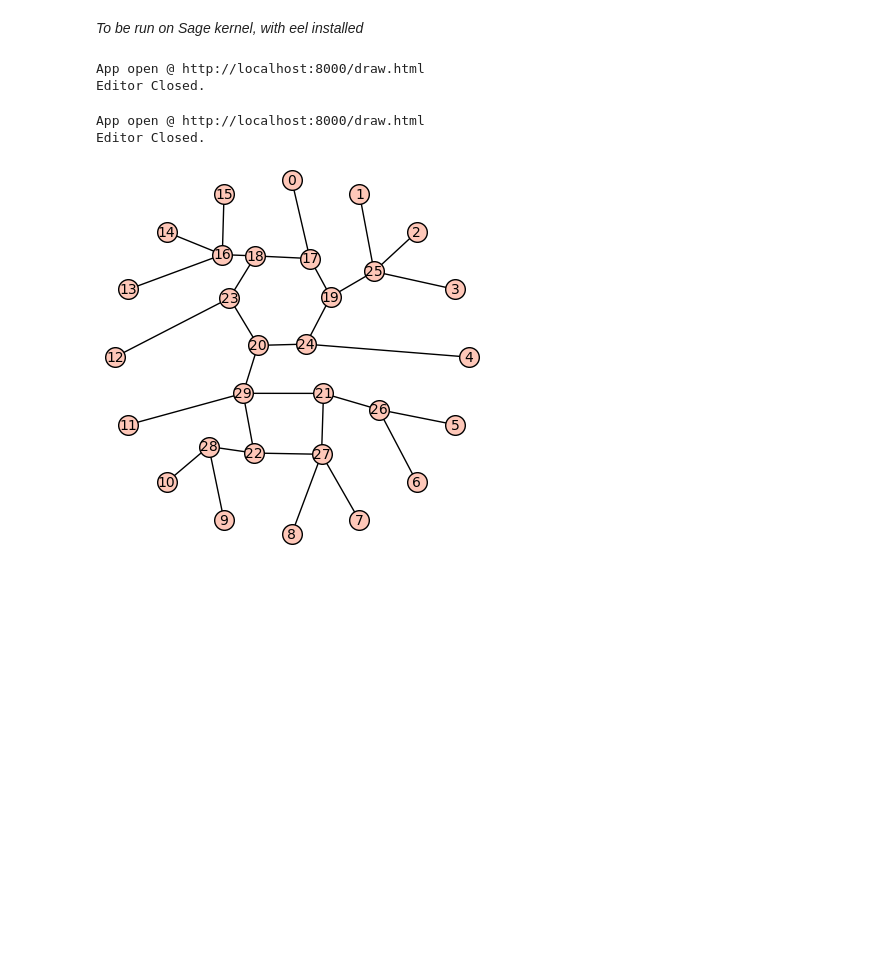
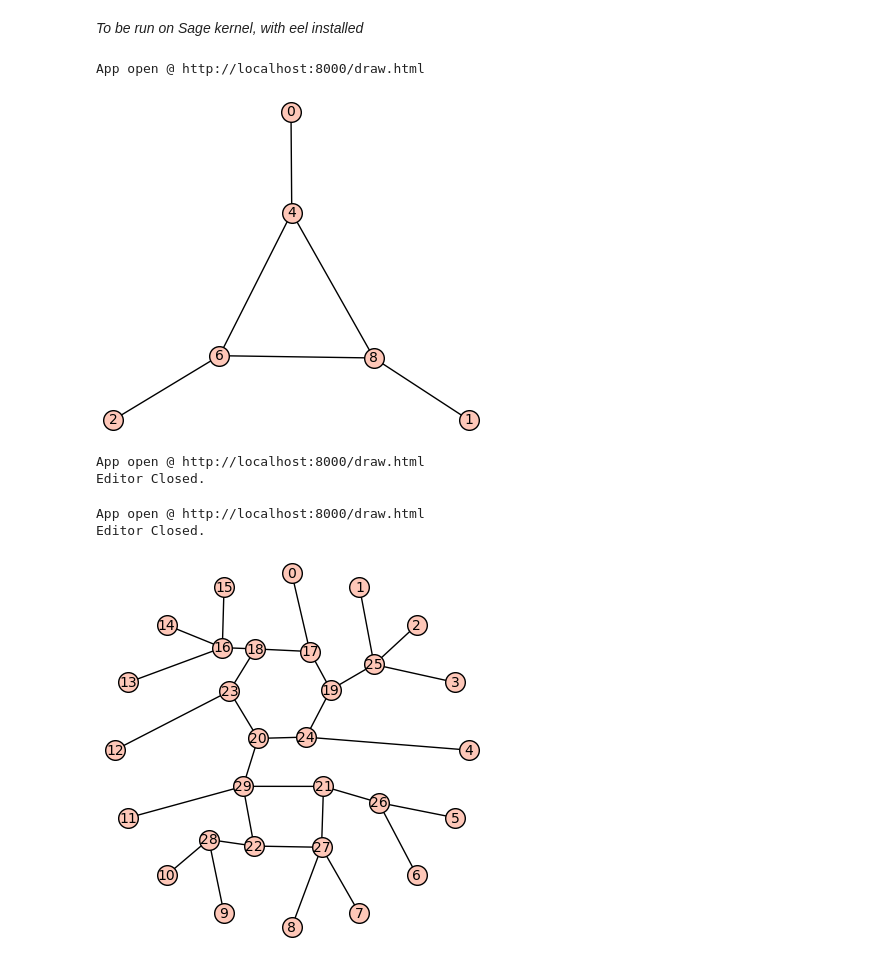
Before and after one commit to Diagrammatics-Web/hpg-lib, a Jupyter notebook: server.ipynb, the cells around one changed output. Cells and saved outputs as stored; diff of their text form; code cells hidden in the pictures; blank space fills up the shorter version.

```diff
--- a/server.ipynb
+++ b/server.ipynb
@@ -7,12 +7,20 @@ from hourglass import App
 from examples import example_2, example_1, benzene_debug, benzene_and_square
 g1, g2, bns = example_1(), example_2(), benzene_and_square()
 
-app = App(graph=g2, use_notebook=False, comment="1")
+app = App(graph=g2, use_notebook=False)
 
 app.editor()
 # %% [output]
 App open @ http://localhost:8000/draw.html
-Editor Closed.
+# %%
+app.conv_to_sage().show()
+# %% [output]
+[figure, added]
+# %%
+app.editor()
+# %% [output]
+App open @ http://localhost:8000/draw.html
+Editor Closed.
 # %%
 # app.editor()
 app2 = App(graph=g2, use_notebook=False, comment="TWO")
```
Also changed, not shown: 1 other file.
